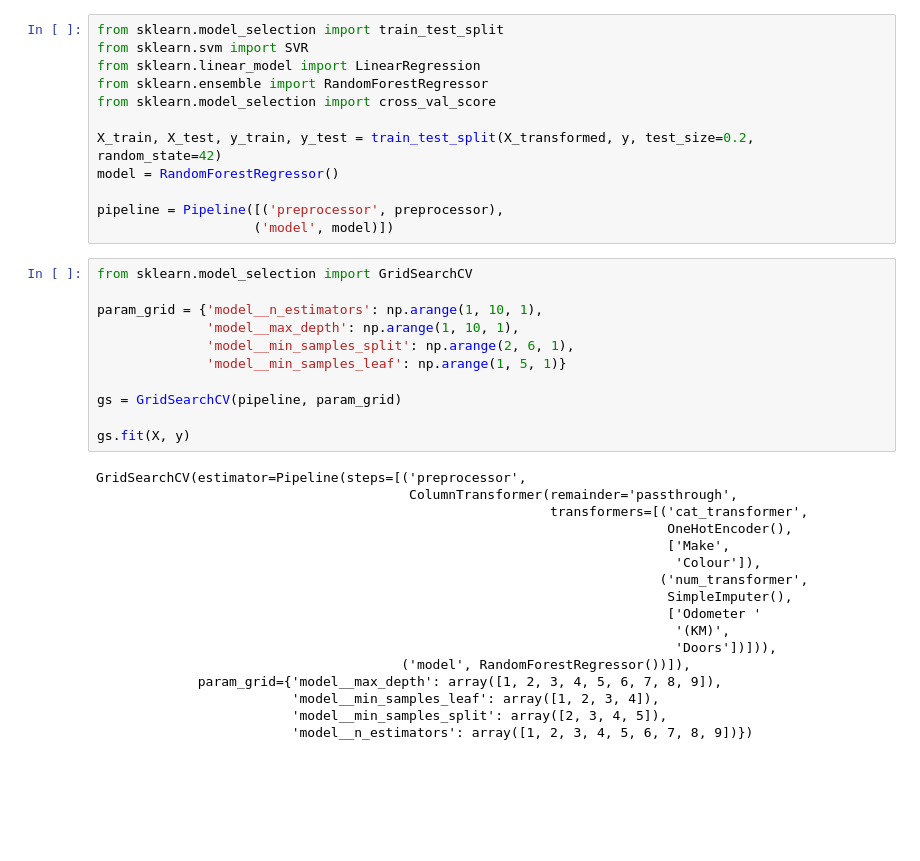
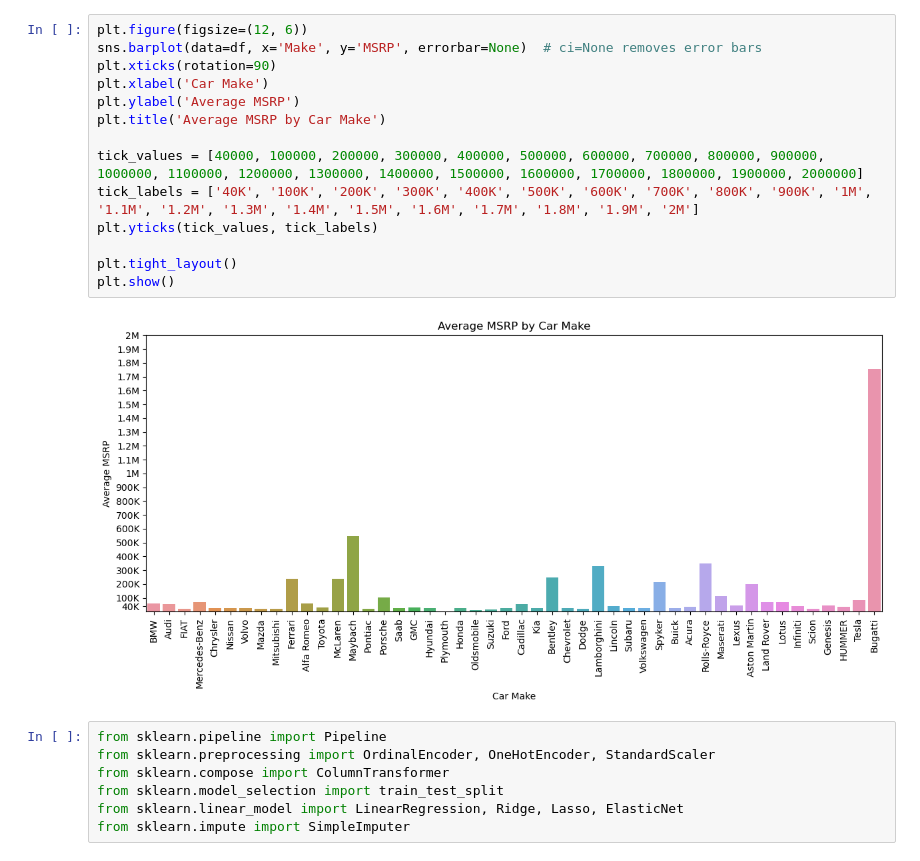
Before and after one commit to SarthakThakur0097/ML-Projects, a Jupyter notebook: regression/Untitled.ipynb, the cells around one changed output. Saved outputs shown, nothing was run; the diff lists cells and outputs as text; blank space fills up the shorter version.

```diff
--- a/regression/Untitled.ipynb
+++ b/regression/Untitled.ipynb
@@ -75,40 +90,23 @@ preprocessor = ColumnTransformer([('cat_transformer', one_hot, cat_attribs),
-# %%
-from sklearn.model_selection import train_test_split
-from sklearn.svm import SVR
-from sklearn.linear_model import LinearRegression
-from sklearn.ensemble import RandomForestRegressor
-from sklearn.model_selection import cross_val_score
-
-X_train, X_test, y_train, y_test = train_test_split(X_transformed, y, test_size=0.2, random_state=42)
-model = RandomForestRegressor()
-
-pipeline = Pipeline([('preprocessor', preprocessor),
-                    ('model', model)])
-# %%
-from sklearn.model_selection import GridSearchCV
-
-param_grid = {'model__n_estimators': np.arange(1, 10, 1),
-              'model__max_depth': np.arange(1, 10, 1),
-              'model__min_samples_split': np.arange(2, 6, 1),
-              'model__min_samples_leaf': np.arange(1, 5, 1)}
-
-gs = GridSearchCV(pipeline, param_grid)
-
-gs.fit(X, y)
-# %% [output]
-GridSearchCV(estimator=Pipeline(steps=[('preprocessor',
-                                        ColumnTransformer(remainder='passthrough',
-                                                          transformers=[('cat_transformer',
-                                                                         OneHotEncoder(),
-                                                                         ['Make',
-                                                                          'Colour']),
-                                                                        ('num_transformer',
-                                                                         SimpleImputer(),
-                                                                         ['Odometer '
-                                                                          '(KM)',
-                                                                          'Doors'])])),
-                                       ('model', RandomForestRegressor())]),
-             param_grid={'model__max_depth': array([1, 2, 3, 4, 5, 6, 7, 8, 9]),
-                         'model__min_samples_leaf': array([1, 2, 3, 4]),
-                         'model__min_samples_split': array([2, 3, 4, 5]),
-                         'model__n_estimators': array([1, 2, 3, 4, 5, 6, 7, 8, 9])})
+# %%
+plt.figure(figsize=(12, 6))
+sns.barplot(data=df, x='Make', y='MSRP', errorbar=None)  # ci=None removes error bars
+plt.xticks(rotation=90)
+plt.xlabel('Car Make')
+plt.ylabel('Average MSRP')
+plt.title('Average MSRP by Car Make')
+
+tick_values = [40000, 100000, 200000, 300000, 400000, 500000, 600000, 700000, 800000, 900000, 1000000, 1100000, 1200000, 1300000, 1400000, 1500000, 1600000, 1700000, 1800000, 1900000, 2000000]
+tick_labels = ['40K', '100K', '200K', '300K', '400K', '500K', '600K', '700K', '800K', '900K', '1M', '1.1M', '1.2M', '1.3M', '1.4M', '1.5M', '1.6M', '1.7M', '1.8M', '1.9M', '2M']
+plt.yticks(tick_values, tick_labels)
+
+plt.tight_layout()
+plt.show()
+# %% [output]
+[figure, added]
+# %%
+from sklearn.pipeline import Pipeline
+from sklearn.preprocessing import OrdinalEncoder, OneHotEncoder, StandardScaler
+from sklearn.compose import ColumnTransformer
+from sklearn.model_selection import train_test_split
+from sklearn.linear_model import LinearRegression, Ridge, Lasso, ElasticNet
+from sklearn.impute import SimpleImputer
```
Also changed, not shown: parts of 29 cells of this notebook, 8 other files.
